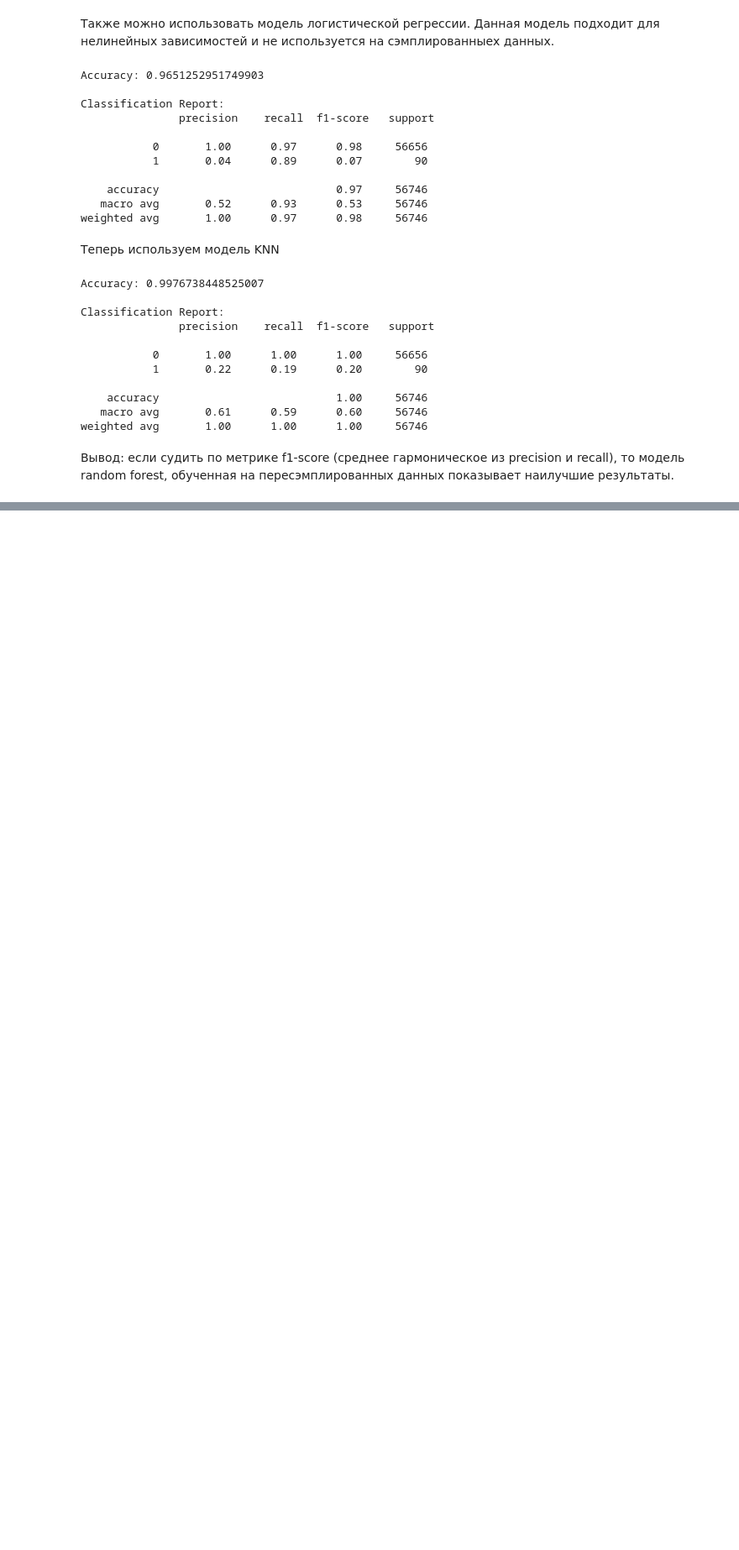
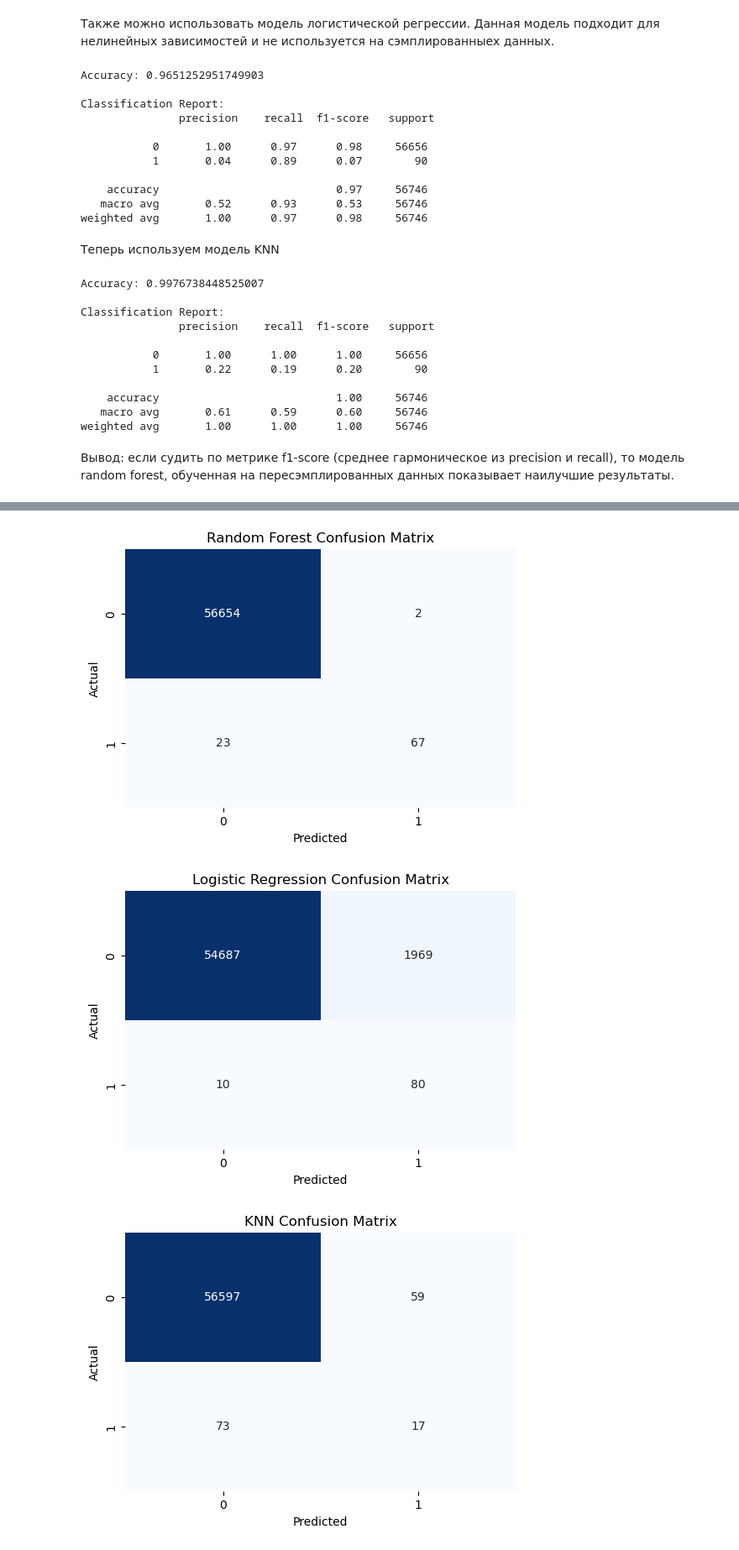
Before and after one commit to Starovojtov-Theormech/Task2_credit_card, a Jupyter notebook: Task2_credit_card.ipynb, the cells around one changed output, grey strips where cells are left out. Shown at 84% size. Cells and saved outputs as stored; diff of their text form; code cells hidden in the pictures; blank space fills up the shorter version.

```diff
--- a/Task2_credit_card.ipynb
+++ b/Task2_credit_card.ipynb
@@ -239,0 +244,25 @@ weighted avg       1.00      1.00      1.00     56746
+# %%
+from sklearn.metrics import confusion_matrix
+
+# Функция для вывода confusion matrix
+def plot_confusion_matrix(y_true, y_pred, title):
+    cm = confusion_matrix(y_true, y_pred)
+    plt.figure(figsize=(6, 4))
+    sns.heatmap(cm, annot=True, fmt="d", cmap="Blues", cbar=False)
+    plt.title(title)
+    plt.xlabel('Predicted')
+    plt.ylabel('Actual')
+    plt.show()
+
+# Вывод confusion matrix для модели Random Forest
+plot_confusion_matrix(y_test, y_pred, "Random Forest Confusion Matrix")
+
+# Вывод confusion matrix для модели Logistic Regression
+plot_confusion_matrix(y_test, y_pred_logreg, "Logistic Regression Confusion Matrix")
+
+# Вывод confusion matrix для модели KNN
+plot_confusion_matrix(y_test, y_pred_knn, "KNN Confusion Matrix")
+# %% [output]
+[figure, added]
+[figure, added]
+[figure, added]
```
Also changed, not shown: parts of 15 cells of this notebook.
